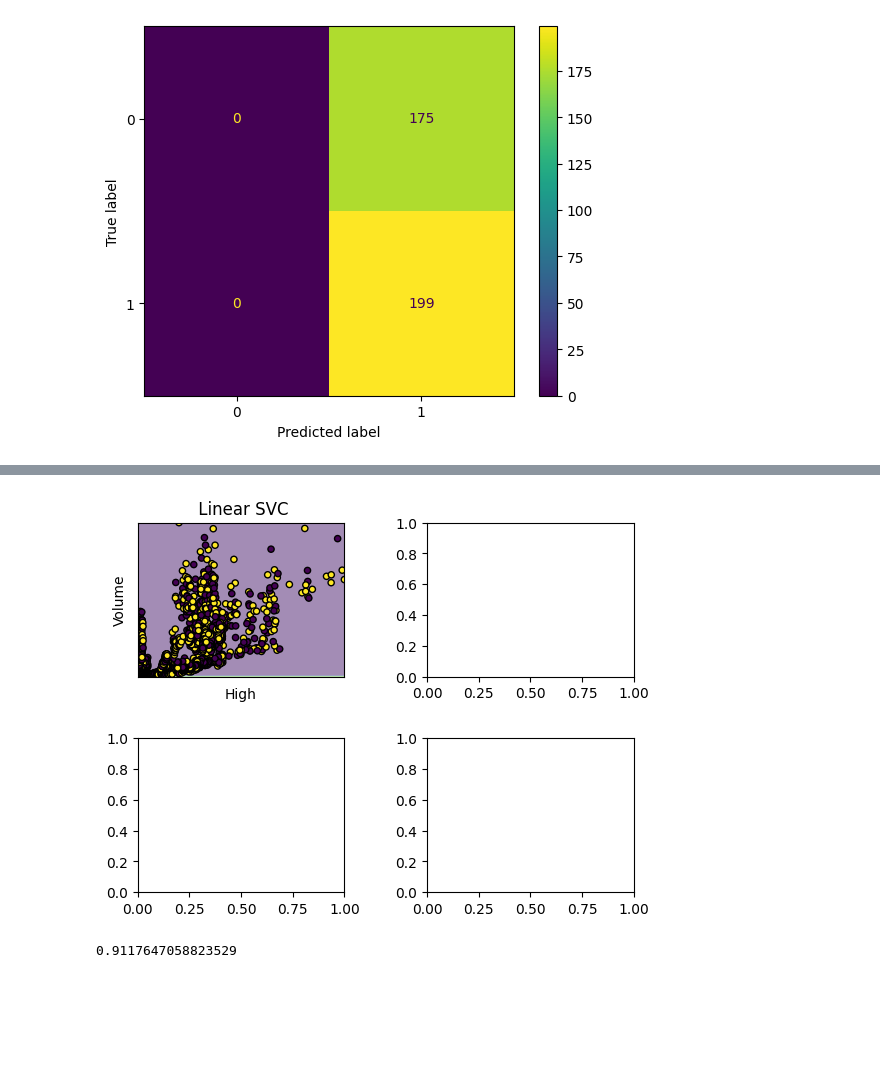
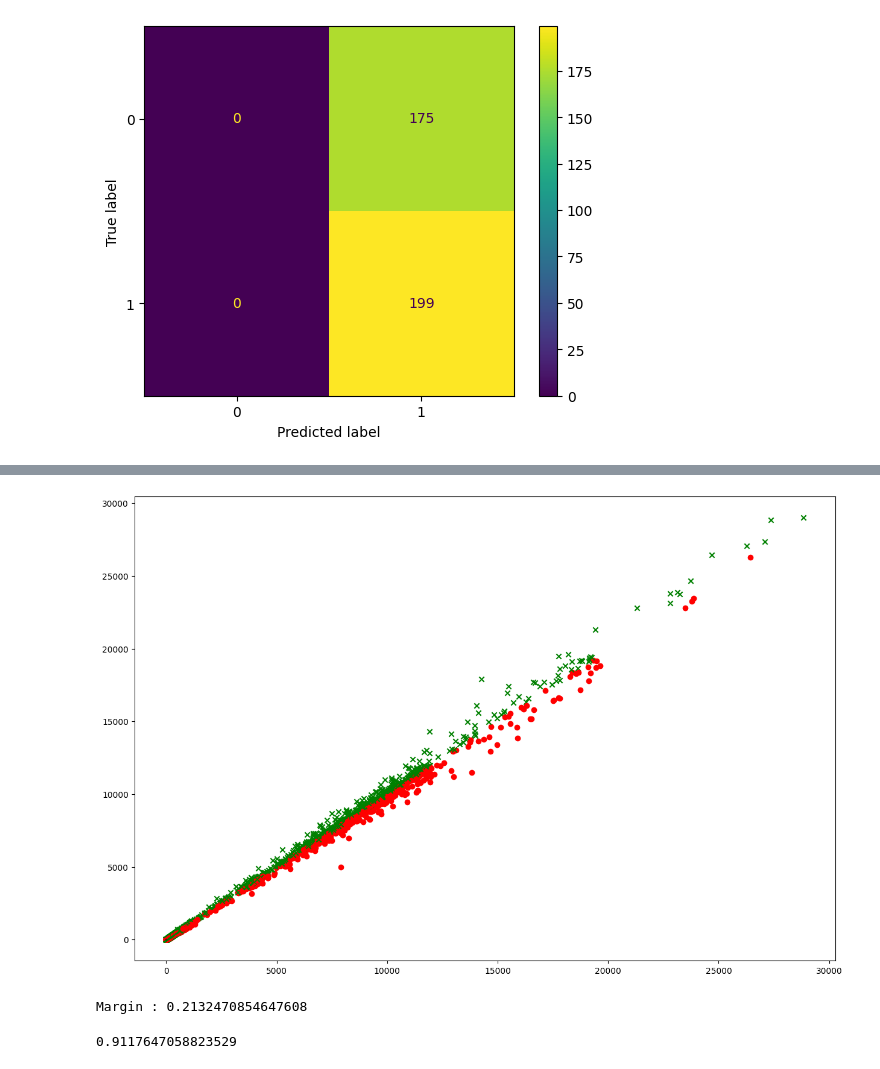
Before and after one commit to Kiel-Hyre/coinmeup, a Jupyter notebook: coinmeup.ipynb, the cells around one changed output, grey strips where cells are left out. Cells and saved outputs as stored; diff of their text form; code cells hidden in the pictures; blank space fills up the shorter version.

```diff
--- a/coinmeup.ipynb
+++ b/coinmeup.ipynb
@@ -234,11 +234,40 @@ from sklearn.inspection import DecisionBoundaryDisplay
 
 
 
-HEADERS = ["High", "Volume"]
+HEADERS = ["Open", "Close"]
 _X = np.array(X.loc[:, HEADERS]).reshape(-1, len(HEADERS))
 _Y = X_y.copy()
 _Y = _Y.to_numpy()
 # _X = _X[:,0:2] # take first two features
+
+
+def plot_2d_svm_gg(clf, title, X, Y, headers):
+    w = clf.coef_[0]
+    a = -w[0] / w[1]
+
+    xx = np.linspace(0, 12)
+    yy = a * xx - clf.intercept_[0] / w[1]
+    y_neg = a * xx - clf.intercept_[0] / w[1] + 1
+    y_pos = a * xx - clf.intercept_[0] / w[1] - 1
+    plt.figure(1, figsize = (15, 10))
+    plt.plot(xx, yy, 'k',
+         label=f"Decision Boundary (y ={w[0]}x1  + {w[1]}x2  {clf.intercept_[0] })")
+    plt.plot(xx, y_neg, 'b-.',
+             label=f"Neg Decision Boundary (-1 ={w[0]}x1  + {w[1]}x2  {clf.intercept_[0] })")
+    plt.plot(xx, y_pos, 'r-.',
+             label=f"Pos Decision Boundary (1 ={w[0]}x1  + {w[1]}x2  {clf.intercept_[0] })")
+
+    for i in range(len(Y)):
+      if (Y[i]==0):
+          plt.scatter(X[i][0], X[i][1],color='red', marker='o', label='negative')
+      else:
+          plt.scatter(X[i][0], X[i][1],color='green', marker='x', label='positive')
+
+    # plt.legend()
+    plt.show()
+
+    # calculate margin
+    print(f'Margin : {2.0 /np.sqrt(np.sum(clf.coef_ ** 2)) }')
 
 
 def plot_2d_svm(model, title, X,  Y, headers):
@@ -321,10 +350,11 @@ confusion_mtx(svm_clf, test_y, svml_clf.predict(test_data))
 # %%
-model =  svm.LinearSVC(C=1, random_state=0, max_iter=1000000)
+model =  svm.LinearSVC(C=1, random_state=0, ) # max_iter=1000000
 model.fit(_X, _Y)
 
-plot_2d_svm(model, " Linear SVC",  _X, _Y, HEADERS)
+plot_2d_svm_gg(model, " Linear SVC",  _X, _Y, HEADERS)
 # %% [output]
-[figure, old version]
+[figure, new version]
+Margin : 0.2132470854647608
 # %%
 from sklearn.pipeline import make_pipeline
 from sklearn.preprocessing import StandardScaler
```
Also changed, not shown: parts of 6 cells of this notebook, 1 other file.
